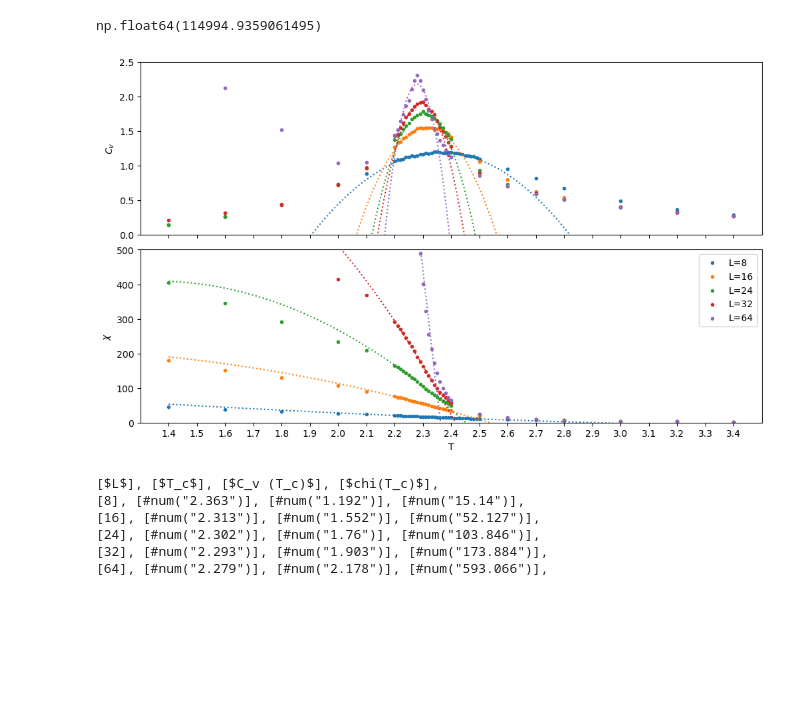
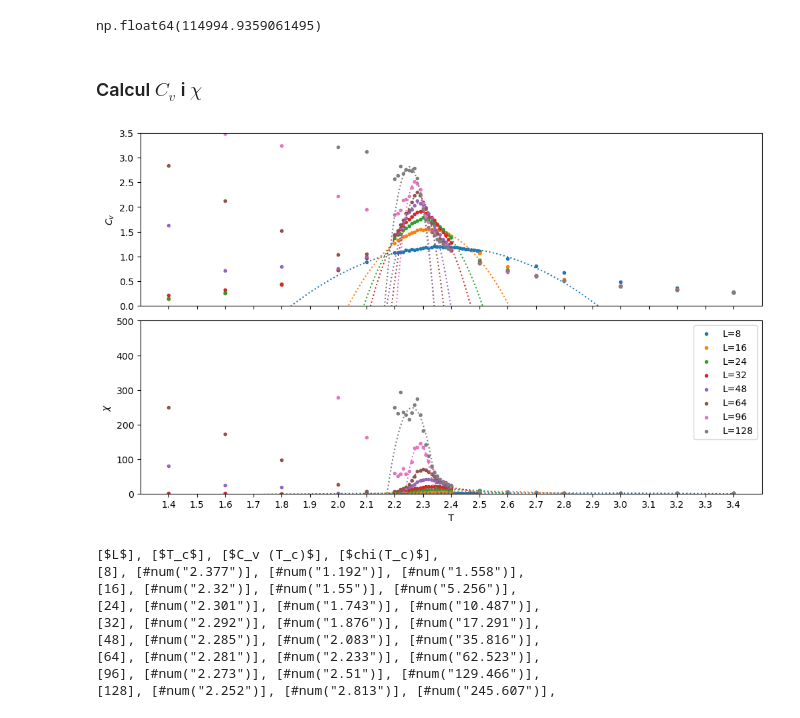
Before and after one commit to AdriRed/practiques-fenomens, a Jupyter notebook: P3/informe.ipynb, the cells around one changed output. Saved outputs shown, nothing was run; the diff lists cells and outputs as text; code cells hidden in the pictures; blank space fills up the shorter version.

```diff
--- a/P3/informe.ipynb
+++ b/P3/informe.ipynb
@@ -33,12 +33,15 @@ func((2048, 10000), *popt)
 # %% [output]
 [figure]
 np.float64(114994.9359061495)
+# %% [markdown]
+### Calcul $C_v$ i $\chi$
 # %%
 import warnings
 warnings.filterwarnings('ignore')
 df = pd.DataFrame(columns=["L", "T", "SUM", "<E>", "<E^2>", "Var E", "<M>", "<|M|>", "<M^2>", "Var M"])
 dfs = []
-files = [8, 16, 24, 32, 64]
+files = [8, 16, 24, 32, 48, 64, 96, 128]
+# files = [48]
 for l in files:
     dfs.append(pd.read_csv(f"./files/stats-{l:3d}-2.dat", skiprows=1, sep=r'\s+', names=df.columns).sort_values("T"))
 
@@ -51,49 +54,62 @@ cv_fits = {}
 chi_fits = {}
 deg = 2
 
+limits = {
+    8 : (2.2, 2.4),
+    16: (2.2, 2.4),
+    24: (2.2, 2.4),
+    32: (2.2, 2.4),
+    48: (2.25, 2.33),
+    64: (2.25, 2.33),
+    96: (2.25, 2.3),
+    128 : (2.23, 2.3),
+}
+
 for l in files:
     data = df[(df["L"] == l)]
     X = data["T"]
     Y = (data["<E^2>"]-data["<E>"]**2)/(data["T"]**2*data["L"]**2)
-    reduced_data = data[(df["T"] >= 2.25) & (df["T"] <= (2.35 if l != 8 else 2.4))]
+    (l1, l2) = limits[l]
+    reduced_data = data[(df["T"] >= l1) & (df["T"] <= l2)]
     red_X = reduced_data["T"]
     red_Y = (reduced_data["<E^2>"]-reduced_data["<E>"]**2)/(reduced_data["T"]**2*reduced_data["L"]**2)
     fit = np.polynomial.Polynomial.fit(red_X, red_Y, deg=deg)
     cv_fits[l] = (fit)
     # display(data)
     ax1.plot(Xfit, fit(Xfit), linestyle=':')
     ax1.scatter(X, Y, label=f"L={l}", marker='.')
 
 for l in files:
     data = df[(df["L"] == l)]
     X = data["T"]
-    Y = (data["<M^2>"]-data["<M>"]**2)/(data["T"]*data["L"]**2)
-    reduced_data = data[(df["T"] >= 2.2) & (df["T"] <= (2.35 if l != 8 else 2.4))]
+    Y = (data["<M^2>"]-data["<|M|>"]**2)/(data["T"]*data["L"]**2)
+    (l1, l2) = limits[l]
+    reduced_data = data[(df["T"] >= l1) & (df["T"] <= l2)]
     red_X = reduced_data["T"]
-    red_Y = (reduced_data["<M^2>"]-reduced_data["<M>"]**2)/(reduced_data["T"]*reduced_data["L"]**2)
+    red_Y = (reduced_data["<M^2>"]-reduced_data["<|M|>"]**2)/(reduced_data["T"]*reduced_data["L"]**2)
     fit = np.polynomial.Polynomial.fit(red_X, red_Y, deg=deg)
     chi_fits[l] = (fit)
     # display(data)
     ax2.plot(Xfit, fit(Xfit), linestyle=':')
     ax2.scatter(X, Y, label=f"L={l}", marker='.')
 
 
 ax2.set_xticks([x/10 for x in range(14, 35)])
 
 # ax.set_xlim(2.2, 2.4)
-ax1.set_ylim(0, 2.5)
+ax1.set_ylim(0, 3.5)
 ax2.set_ylim(0, 500)
 # ax1.legend()
 ax1.set_ylabel("$C_v$")
 # ax1.set_xlabel("T")
 
 ax2.legend()
 ax2.set_ylabel("$\\chi$")
 ax2.set_xlabel("T")
 
 plt.show()
 # %% [output]
-[figure, old version]
+[figure, new version]
 # %%
 def find_extrema(poly, bounds):
     deriv = poly.deriv()
@@ -107,7 +123,7 @@ def find_extrema(poly, bounds):
     extrema = extrema[(lb <= extrema) & (extrema <= ub)]
     return extrema
 
-def find_minimum(poly, bounds):
+def find_maximum(poly, bounds):
     extrema = find_extrema(poly, bounds)
     # Note: initially I tried taking the 2nd derivative to filter out local maxima.
     # This ended up being slower than just evaluating the function.
@@ -121,7 +137,7 @@ def find_minimum(poly, bounds):
     return extrema[minimum_index]
 
 
-cv_maxs = {k: find_minimum(poly, (2.2, 2.5)) for k, poly in cv_fits.items()}
+cv_maxs = {k: find_maximum(poly, (2.2, 2.5)) for k, poly in cv_fits.items()}
 
 table = '[$L$], [$T_c$], [$C_v (T_c)$], [$chi(T_c)$], \n'
 for k, t_c in cv_maxs.items():
@@ -130,8 +146,11 @@ for k, t_c in cv_maxs.items():
 print(table)
 # %% [output]
 [$L$], [$T_c$], [$C_v (T_c)$], [$chi(T_c)$],
-[8], [#num("2.363")], [#num("1.192")], [#num("15.14")],
-[16], [#num("2.313")], [#num("1.552")], [#num("52.127")],
-[24], [#num("2.302")], [#num("1.76")], [#num("103.846")],
-[32], [#num("2.293")], [#num("1.903")], [#num("173.884")],
-[64], [#num("2.279")], [#num("2.178")], [#num("593.066")],
+[8], [#num("2.377")], [#num("1.192")], [#num("1.558")],
+[16], [#num("2.32")], [#num("1.55")], [#num("5.256")],
+[24], [#num("2.301")], [#num("1.743")], [#num("10.487")],
+[32], [#num("2.292")], [#num("1.876")], [#num("17.291")],
+[48], [#num("2.285")], [#num("2.083")], [#num("35.816")],
+[64], [#num("2.281")], [#num("2.233")], [#num("62.523")],
+[96], [#num("2.273")], [#num("2.51")], [#num("129.466")],
+[128], [#num("2.252")], [#num("2.813")], [#num("245.607")],
```
Also changed, not shown: parts of 8 cells of this notebook, 2 other files.
